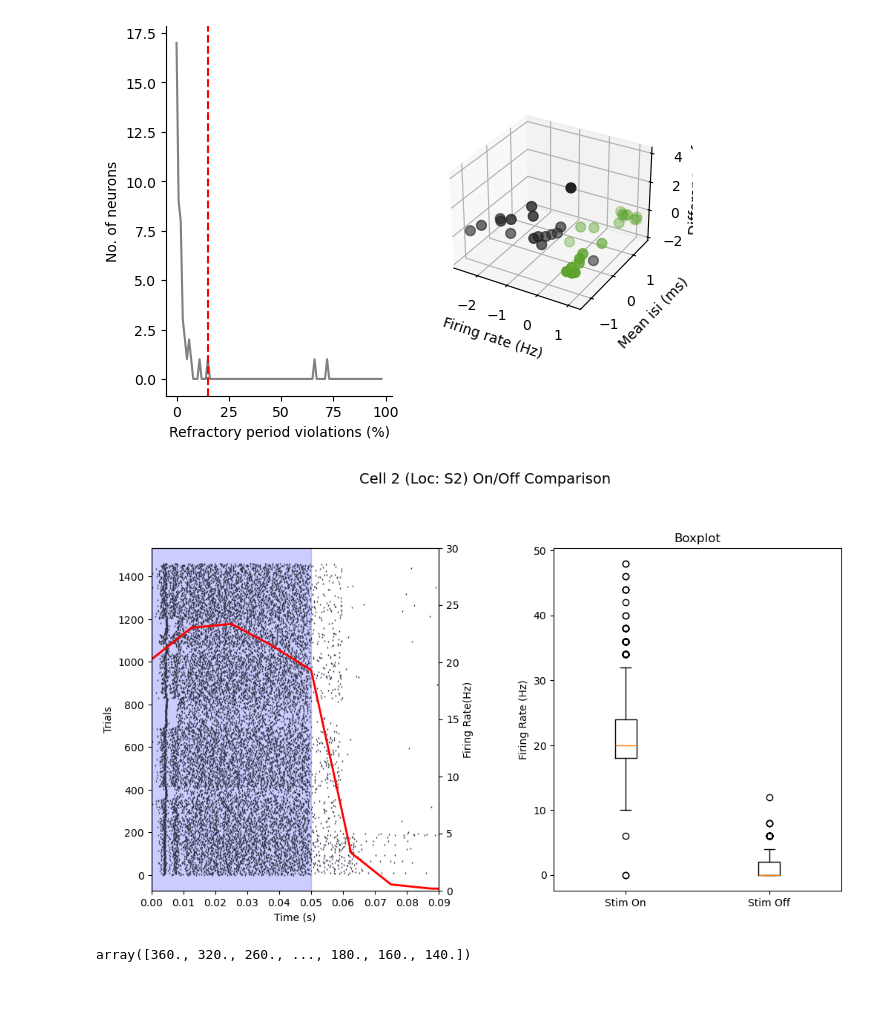
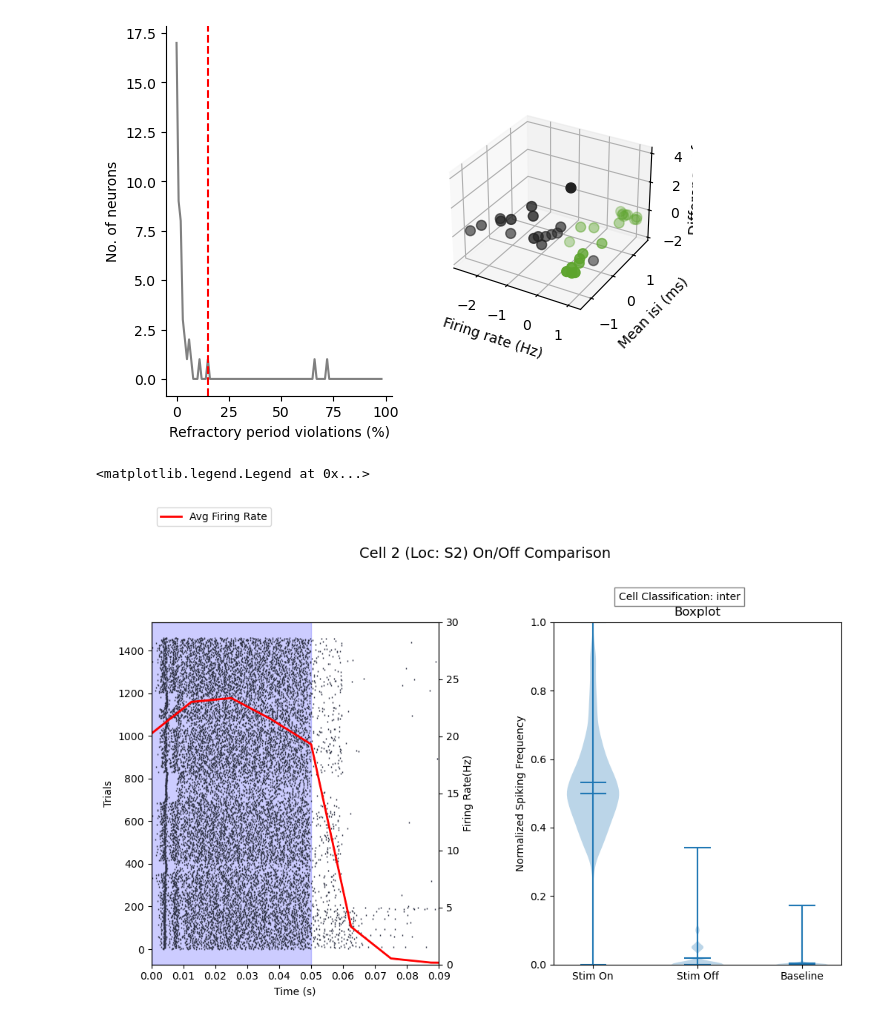
Before and after one commit to kimqi/PlaceCellDisruption, a Jupyter notebook: Analyses/Stb_Bridgehampton_Prelim.ipynb, the cells around one changed output. Saved outputs shown, nothing was run; the diff lists cells and outputs as text; code cells hidden in the pictures; blank space fills up the shorter version.

Commit message:
alignment and prelim analyses

```diff
--- a/Analyses/Stb_Bridgehampton_Prelim.ipynb
+++ b/Analyses/Stb_Bridgehampton_Prelim.ipynb
@@ -18,26 +18,21 @@ import shutil
 The autoreload extension is already loaded. To reload it, use:
   %reload_ext autoreload
 # %%
-basepath = Path('D:\Data\PCDisruption\Pre\Strawberry\Stb_2024-10-29_Bridgehampton')
+basepath = Path('E:\Data\PCDisruption\Strawberry\Stb_2024-10-29_Bridgehampton')
 # Get current OS and set paths dependent on working OS.
 cur_system = platform.system()
 cur_dir = Path(os.getcwd())
-
-# Get Data Directory
-root = tk.Tk()
-root.withdraw()
-
 
 if cur_system == "Linux":  # For Linux
     sys.path.extend(['/home/kimqi/Documents/Repositories/NeuroPy'])  # NeuroPy Path
     # Directories
 
 elif cur_system == "Windows":
-    sys.path.extend(['C:\\BrianKim\\Code\\Repositories\\NeuroPy'])  # NeuroPy Path
+    sys.path.extend([r'E:\Code\Repositories\NeuroPy'])  # NeuroPy Path
 
     cur_folder = Path(basepath).name
     session_name = re.sub(r'_\d{4}-\d{2}-\d{2}_', '_', cur_folder)
-    save_dir = Path('D:\Analyses\Preliminary')
+    save_dir = Path('E:\Analyses\Preliminary')
 
 save_dir = Path(save_dir / cur_folder)
 plot_dir = Path(save_dir / 'Plots')
@@ -404,57 +443,78 @@ for i in range(0, len(sess.neurons)):
     plot_name = f'OnOffComp_Cell_{i}_S{sid}.png'
     plt.savefig(plot_dir / plot_name, dpi=300, bbox_inches='tight')  # Save with full path
     plt.close()
+# %%
+def remove_outliers(data):
+    q1 = np.percentile(data, 5)
+    q3 = np.percentile(data, 95)
+    iqr = q3 - q1
+    lower_bound = q1 - 1.5 * iqr
+    upper_bound = q3 + 1.5 * iqr
+    return data[(data >= lower_bound) & (data <= upper_bound)]
 # %%
 i = 2
 sid = int(sess.neurons.shank_ids[i])
 stim_delta_plot, ax = plt.subplots(1,2)
 test_cell = pe_raster(neurons=sess.neurons, neuron_id=i, event_times=t_stim_on_start, buffer_sec=(0,0.09))
 spikes.plot_raster(test_cell, ax=ax[0], markersize=2)
 stim_delta_plot.set_size_inches([12,6]) # Adjust the width and height to make it wider
 
 test_fr = test_cell.get_binned_spiketrains(bin_size=0.01)
 test_binned_averages = test_fr.spike_counts.mean(axis=0) / 0.1
 test_binned_stds = test_fr.spike_counts.std(axis=0)
 n_trials = test_fr.spike_counts.shape[0]
 test_binned_sems = test_binned_stds / np.sqrt(n_trials)
 ax[0].set_ylabel("Trials")
+
+ax[0].axvspan(0, 0.05, color='blue', alpha=0.2)
+
 ax1 = ax[0].twinx()
 x_values = np.linspace(0, 0.1, len(test_binned_averages))
 ax1.plot(x_values, test_binned_averages, color='red', linewidth=2, label='Avg Firing Rate')
 ax1.set_ylabel('Firing Rate(Hz)')
 ax1.set_ylim(0, 30)
 ax1.fill_between(x_values, test_binned_averages - test_binned_sems, test_binned_averages + test_binned_sems, color='red', alpha=0.3)
-ax[0].axvspan(0, 0.05, color='blue', alpha=0.2)
+
 # Add title
 plt.suptitle(f'Cell {i} (Loc: S{sid}) On/Off Comparison', fontsize=14, y=1.05)
 
 cur_neuron = sess.neurons.neuron_slice(neuron_inds=[i])
-stim_on_neurons = cur_neuron.get_neurons_in_epochs(epochs=stim_on)
-stim_off_neurons = cur_neuron.get_neurons_in_epochs(epochs=stim_off)
 
-get_spike_count = stim_on_neurons.get_spikes_in_epochs(epochs=stim_on, bin_size=0.001)
-get_spike_count_off = stim_off_neurons.get_spikes_in_epochs(epochs=stim_off, bin_size=0.001)
+on_binned_spike_count = cur_neuron.get_spikes_in_epochs(epochs=stim_on, bin_size=0.001)
+on_spk_count = np.array([np.sum(arr) for arr in on_binned_spike_count[0]])
+on_spk_freq = on_spk_count / stim_on.labels.astype(float)
 
-spk_count = np.array([np.sum(arr) for arr in get_spike_count[0]])
-spk_count_off = np.array([np.sum(arr) for arr in get_spike_count_off[0]])
+off_binned_spike_count = cur_neuron.get_spikes_in_epochs(epochs=stim_off, bin_size=0.001)
+off_spk_count = np.array([np.sum(arr) for arr in off_binned_spike_count[0]])
+off_spk_freq = off_spk_count / stim_off.labels.astype(float)
 
-spk_count_plt = [spk_count * 2, spk_count_off * 2]
+base_binned_spike_count = cur_neuron.get_spikes_in_epochs(epochs=baseline_epoch, bin_size=0.001)
+base_spk_count = np.array([np.sum(arr) for arr in base_binned_spike_count[0]])
+base_spk_freq = base_spk_count / baseline_epoch.labels.astype(float)
 
-spk_freq = spk_count / 0.05
-spk_freq_off = spk_count_off / 0.05
+fq_plot = [on_spk_freq, off_spk_freq, base_spk_freq]
 
-ax[1].boxplot(spk_count_plt, tick_labels=['Stim On', 'Stim Off'], vert=True)
+# Normalize the filtered data to a range of 0 to 1
+filtered_fq_plot = [remove_outliers(arr) for arr in fq_plot]
+
+all_values = np.concatenate(filtered_fq_plot)
+min_value = np.min(all_values)
+max_value = np.max(all_values)
+
+normalized_fq_plot = [(arr - min_value) / (max_value - min_value) for arr in filtered_fq_plot]
+
+ax[1].violinplot(normalized_fq_plot, showmeans=True, showmedians=True)
+ax[1].set_xticks([1, 2, 3])
+ax[1].set_xticklabels(['Stim On', 'Stim Off', 'Baseline'])
+
 ax[1].set_title("Boxplot")
-ax[1].set_ylabel("Firing Rate (Hz)")
+ax[1].set_ylabel("Normalized Spiking Frequency")
+ax[1].set_ylim(0,1)
 plt.subplots_adjust(wspace=0.4)  # Increase wspace as needed
+
+stim_delta_plot.text(0.65, 0.93, f'Cell Classification: {ce_classification[i]}', fontsize=10, bbox=dict(facecolor='white', alpha=0.5))
+ax1.legend()
+ax1.legend(loc='upper left', bbox_to_anchor=(0,1.35))
 # %% [output]
+<matplotlib.legend.Legend at 0x...>
-[figure, old version]
+[figure, new version]
-# %%
-cur_neuron = sess.neurons.neuron_slice(neuron_inds=[i])
-stim_on_neurons = cur_neuron.get_neurons_in_epochs(epochs=stim_on)
-get_spike_count = stim_on_neurons.get_spikes_in_epochs(epochs=stim_on, bin_size=0.001)
-spk_count = np.array([np.sum(arr) for arr in get_spike_count[0]])
-spk_freq = spk_count / 0.05
-spk_freq
-# %% [output]
-array([360., 320., 260., ..., 180., 160., 140.])
```
Also changed, not shown: parts of 15 cells of this notebook, 8 other files.
